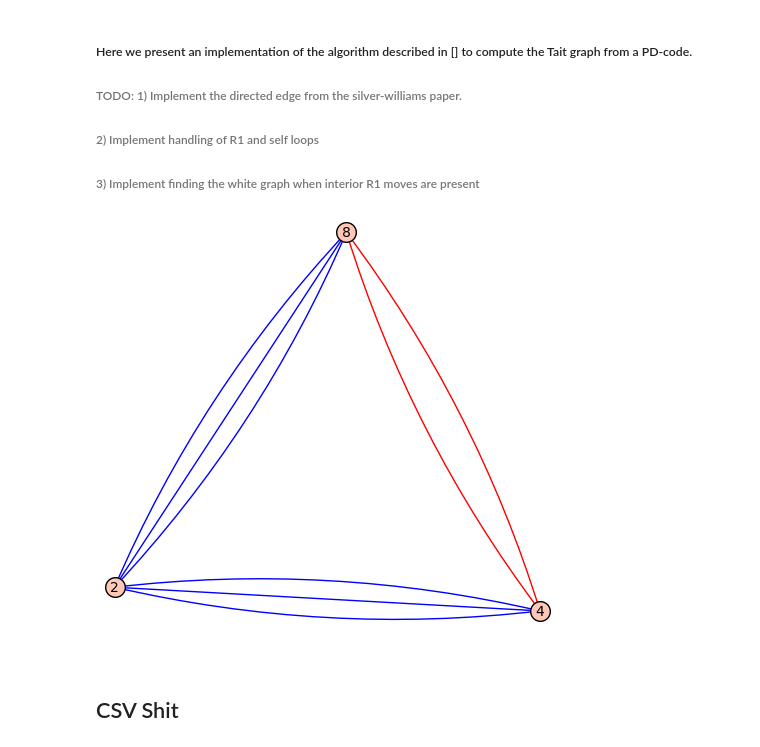
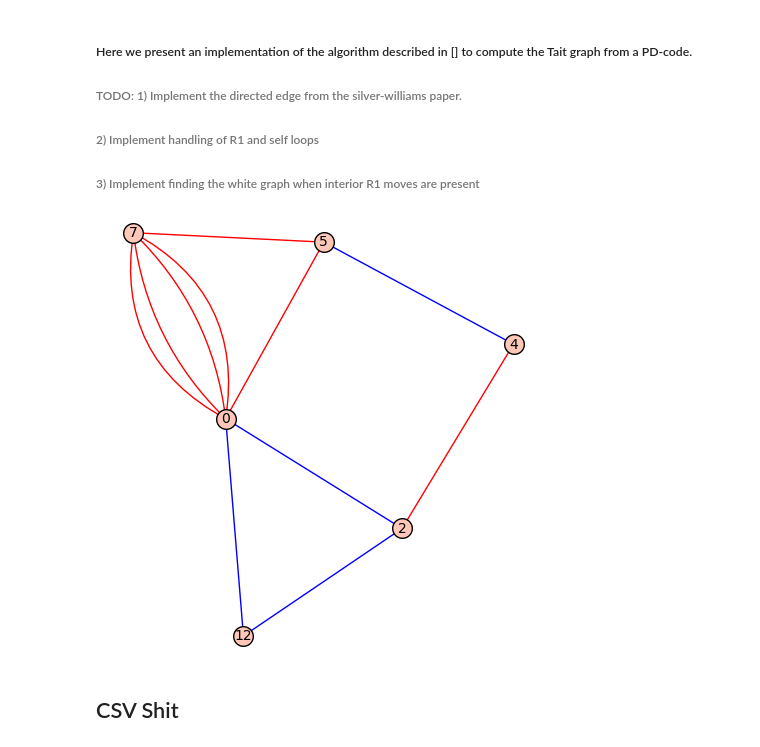
Before and after one commit to sadboyneedcodes/REU2024, a Jupyter notebook: late_night.ipynb, the cells around one changed output. Cells and saved outputs as stored; diff of their text form; code cells hidden in the pictures.

```diff
--- a/late_night.ipynb
+++ b/late_night.ipynb
@@ -74,9 +10,11 @@ def abs_list_of_lists(lists):
 import sage.graphs.graph as graph
 
 def tait_graph(K):
-    regions = abs_list_of_lists(K.regions())
-    crossings = cross(K)
-    pd_code = K.pd_code()
+
+    # Gets the
+    regions = [[abs(element) for element in sublist] for sublist in K.regions()]
+    crossings = [set(pd) for pd in K.pd_code()]
+
     faces_static = {index: tuple(region) for index, region in enumerate(regions)}
     faces_static_list = {index: region for index, region in enumerate(regions)}
     faces = {tuple(region): index for index, region in enumerate(regions)}
@@ -86,7 +24,7 @@ def tait_graph(K):
     for ind in range(len(faces)):
         common_list = [c for c in crossings if len(set(faces_static[ind]).intersection(c)) == 2]
 
-        set_diff = [complement_intersection(c, faces_static[ind]) for c in common_list]
+        set_diff = [set(c).difference(faces_static[ind]) for c in common_list]
 
         neighboring_regions = [(key, value) for key, value in faces_static.items() for s in set_diff if len(set(value).intersection(s)) == 2]
 
@@ -95,12 +33,14 @@ def tait_graph(K):
         for i in range(len(neighboring_regions)):
             if neighboring_regions[i][1] not in seen:
                 #print(f"Drawing edge from {(faces[faces_static[ind]])} (region {[faces_static[ind]]}) to {neighboring_regions[i][0]} (region {neighboring_regions[i][1]}) with weight {weight_list[i]}")
-                edges.append((faces[faces_static[ind]], neighboring_regions[i][0], weights(pd_code, faces_static_list[ind], neighboring_regions_list[i])))
+                edges.append((faces[faces_static[ind]], neighboring_regions[i][0], weights(K.pd_code(), faces_static_list[ind], neighboring_regions_list[i])))
         seen.append(faces_static[ind])
     G = graph.Graph(edges, multiedges=True, loops = True)
     components = G.connected_components()
+
     if len(components) > 2:
         raise ValueError('The link diagram is split.')
+
     return G.subgraph(components[0]), G.subgraph(components[1])
 # %%
 #find pd_code such that the union of region and neighboring region intersect with pd_code is exactly of length 4
@@ -145,10 +85,10 @@ def weights(pd_code, region, neighboring_region):
         return -1
 # %%
 import snappy
-K = Knots().from_table(8,19)
+K = Knots().from_table(10,19)
 black, white = tait_graph(K)
 color_and_plot_graph(white)
 # %% [output]
-[figure, old version]
+[figure, new version]
 # %% [markdown]
 ## CSV Shit
```
Also changed, not shown: parts of 5 cells of this notebook.
